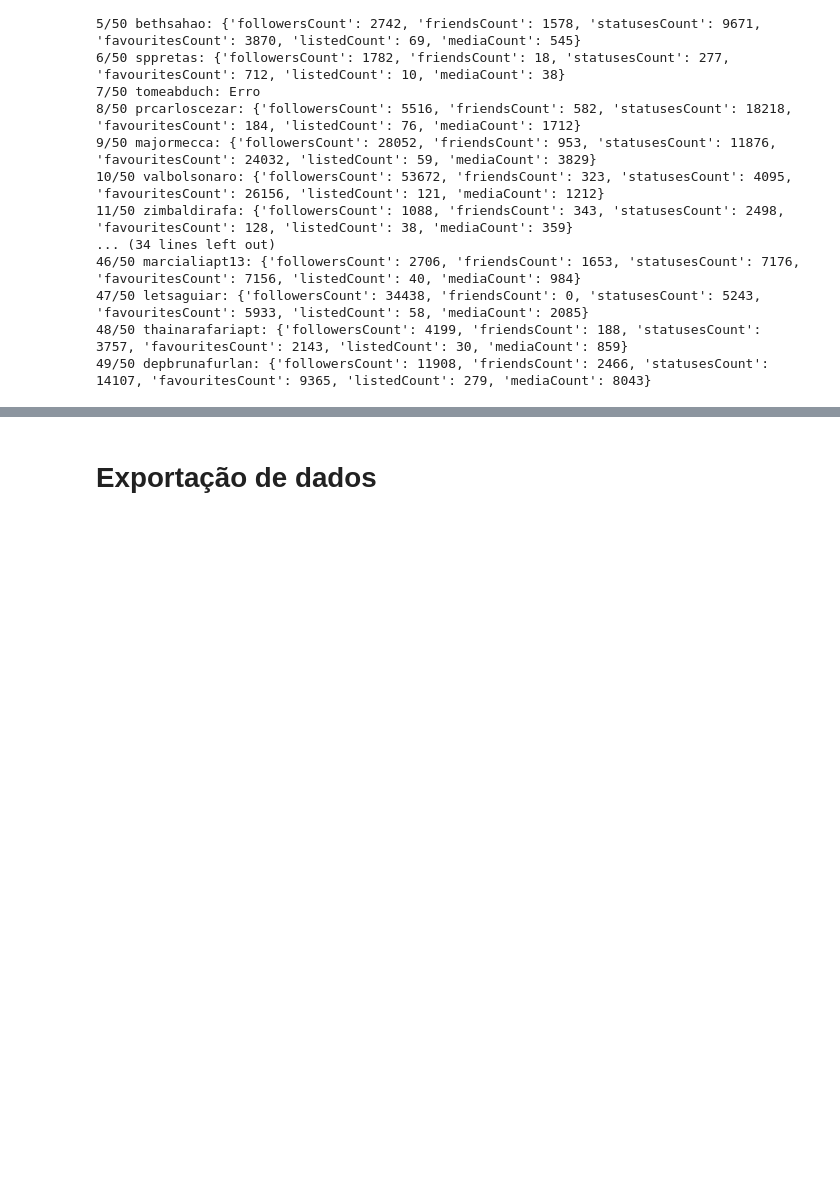
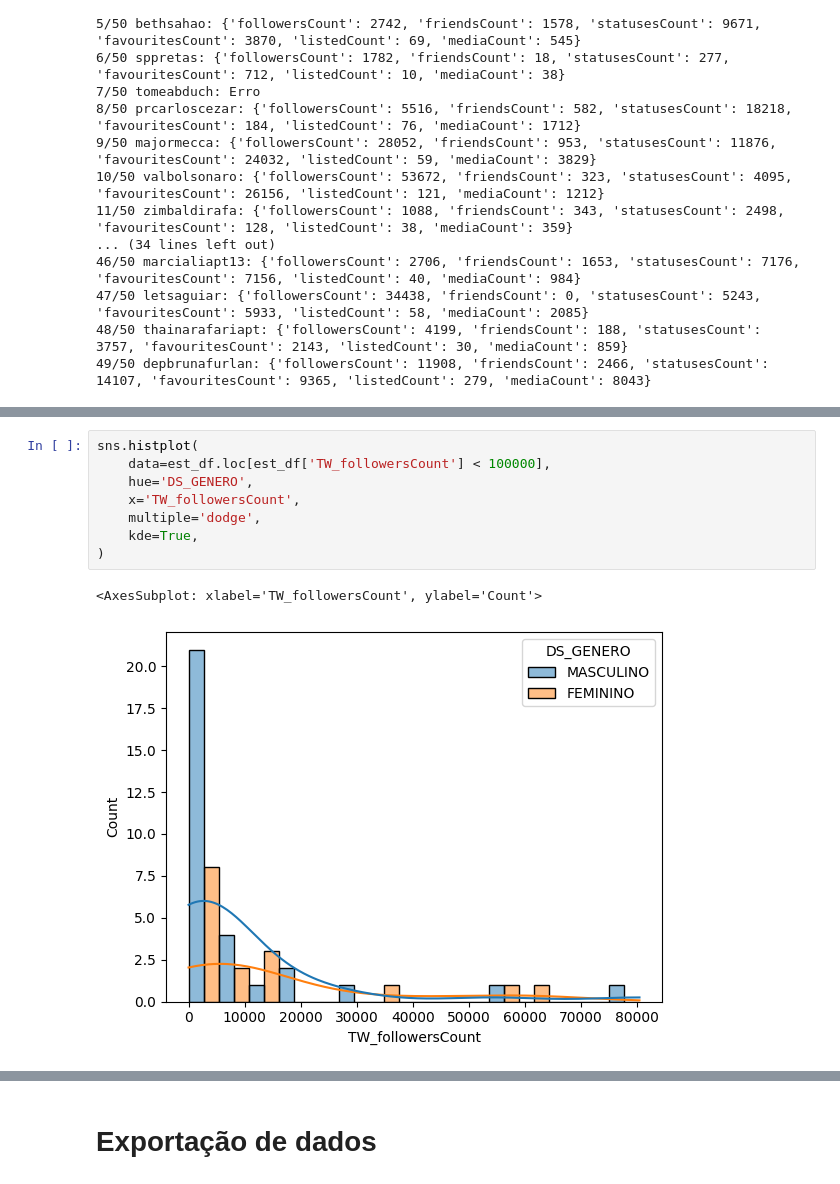
Before and after one commit to thiago-paim/projeto-tera, a Jupyter notebook: candidates.ipynb, the cells around one changed output, grey strips where cells are left out. Cells and saved outputs as stored; diff of their text form; blank space fills up the shorter version.

Commit message:
adicionando visualizacoes por followers

```diff
--- a/candidates.ipynb
+++ b/candidates.ipynb
@@ -264,0 +276,11 @@ See the caveats in the documentation: https://pandas.pydata.org/pandas-docs/stab
+# %%
+sns.histplot(
+    data=est_df.loc[est_df['TW_followersCount'] < 100000],
+    hue='DS_GENERO',
+    x='TW_followersCount',
+    multiple='dodge',
+    kde=True,
+)
+# %% [output]
+<AxesSubplot: xlabel='TW_followersCount', ylabel='Count'>
+[figure, added]
```
Also changed, not shown: parts of 3 cells of this notebook.
